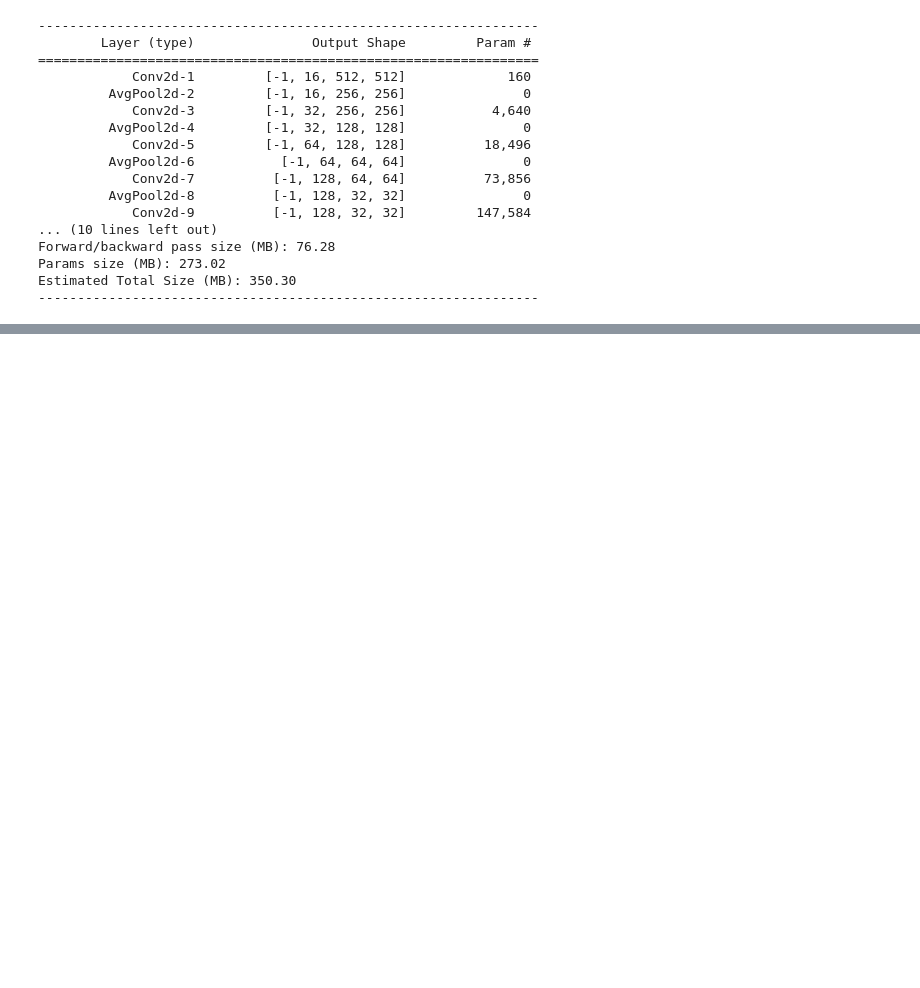
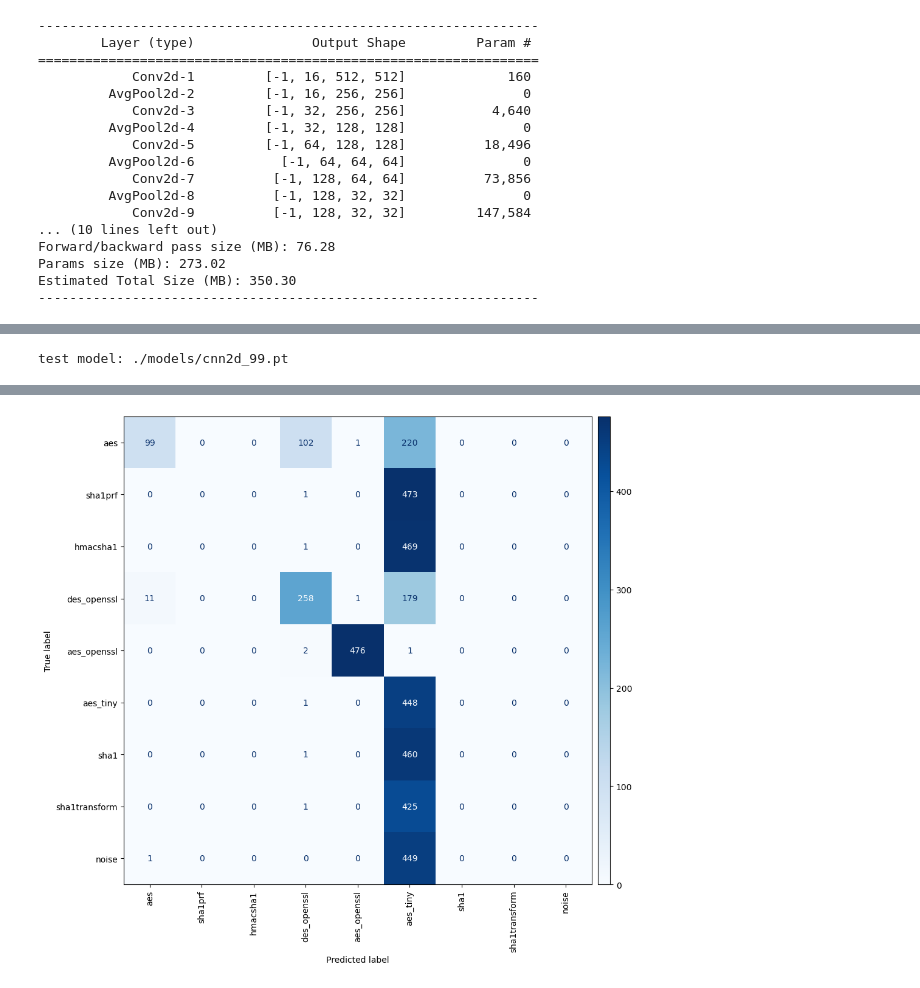
Before and after one commit to KickaStone/em-op-extract, a Jupyter notebook: 2d_CNN_classification.ipynb, the cells around one changed output, grey strips where cells are left out. Saved outputs shown, nothing was run; the diff lists cells and outputs as text; code cells hidden in the pictures; blank space fills up the shorter version.

Commit message:
Update test result for 2d_cnn

```diff
--- a/2d_CNN_classification.ipynb
+++ b/2d_CNN_classification.ipynb
@@ -48,2 +34,11 @@ def split_batch(batch):
+# %%
+# Params
+batch_size = 20
+epochs = 2500
+lr = 0.001
+filter_method = 'abs_nofit'
+datasets_root = './datasets'
+train_dataset = 'nodemcu-random-train2'
+test_dataset = 'nodemcu-random-test2'
 # %%
 # train
@@ -91,34 +87,51 @@ FileNotFoundError: [Errno 2] No such file or directory: './datasets/nodemcu-rand
 # %%
 # Validate
-# load model
-from sklearn.metrics import classification_report, confusion_matrix
+model_path = './models/cnn2d_99.pt'
+test_dataset = 'nodemcu-random-test2'
+from sklearn.metrics import classification_report, confusion_matrix, ConfusionMatrixDisplay
+
+print('test model: ' + model_path)
+datasets_root = "./datasets"
+
+
+model = CNN_2d()
+device = torch.device("cuda" if torch.cuda.is_available() else "cpu")
+model.load_state_dict(torch.load(model_path))
+model.to(device)
 
 test_dataset_path = os.path.join(datasets_root, test_dataset)
 test_dataset_files = list(os.listdir(test_dataset_path))
 
+batch_c = []
 
-for i in range(epoch):
-    model.load_state_dict(torch.load(f"models/cnn2d_{i}.pt"))
-    true_labels = []
-    pred_labels = []
-    for i, dataset_file in enumerate(test_dataset_files):
-        if '_traces.npy' in dataset_file:
-            for batch in get_batch_2d(test_dataset_path, dataset_file, batch_c, batch_size=20):
+true_labels = []
+pred_labels = []
+for i, dataset_file in enumerate(test_dataset_files):
+    if '_traces.npy' in dataset_file:
+        for batch in get_batch_2d(test_dataset_path, dataset_file, batch_c, batch_size=20):
 
-                input, target, label = split_batch(batch)
-                if np.isnan(input).any():
-                    continue
+            input = np.stack(batch[:, 0], axis=0)[:, np.newaxis, ...]
+            label = np.stack(batch[:, 1], axis=0)
+            if np.isnan(input).any():
+                continue
 
-                xs = torch.tensor(input).float().to(device)
-                ys = torch.tensor(label).float().to(device)
+            xs = torch.tensor(input).float().to(device)
+            ys = torch.tensor(label).float().to(device)
 
-                y_pred = model(xs)
+            y_pred = model(xs)
+            y_pred = y_pred.detach().cpu().numpy()
 
-                loss = criterion(y_pred, ys)
+            true_labels.extend(np.argmax(label, axis=1).tolist())
+            pred_labels.extend(np.argmax(y_pred, axis=1).tolist())
 
-                true_labels.extend(label)
-                pred_labels.extend(y_pred.argmax(dim=1).cpu().numpy())
 
-                print(f'Loss: {loss.item()}')
-
-    print(classification_report(true_labels, pred_labels))
+print(classification_report(true_labels, pred_labels))
+cm = confusion_matrix(true_labels, pred_labels)
+cmp = ConfusionMatrixDisplay(cm, display_labels=["aes", "sha1prf", "hmacsha1", "des_openssl", "aes_openssl", "aes_tiny", "sha1", "sha1transform", "noise"])
+fig, ax = plt.subplots(figsize=(10, 10))
+cmp.plot(ax=ax, cmap=plt.cm.Blues, xticks_rotation='vertical', colorbar=False)
+cax = fig.add_axes([ax.get_position().x1 + 0.01, ax.get_position().y0, 0.02, ax.get_position().height])
+plt.colorbar(cmp.im_, cax=cax)
+plt.show()
+# %% [output]
+test model: ./models/cnn2d_99.pt
@@ -124,0 +153 @@ for i in range(epoch):
+[figure, added]
```
Also changed, not shown: parts of 4 cells of this notebook.
